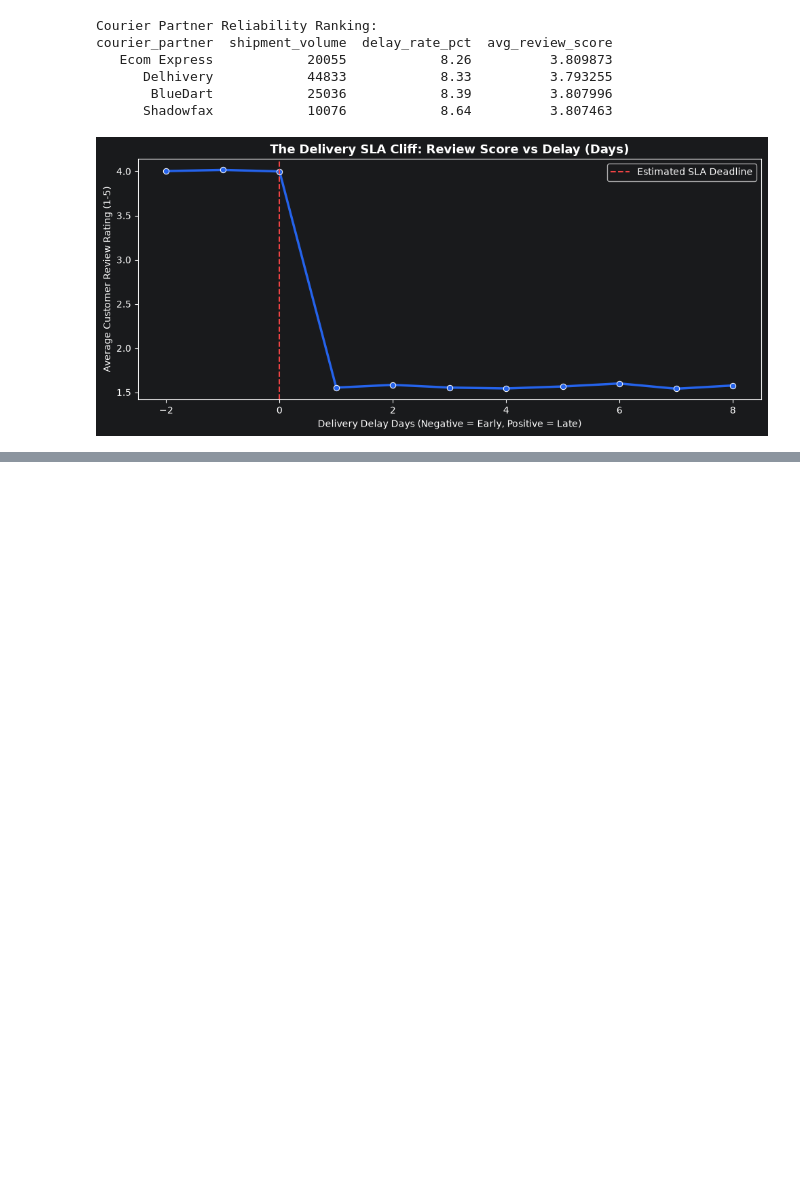
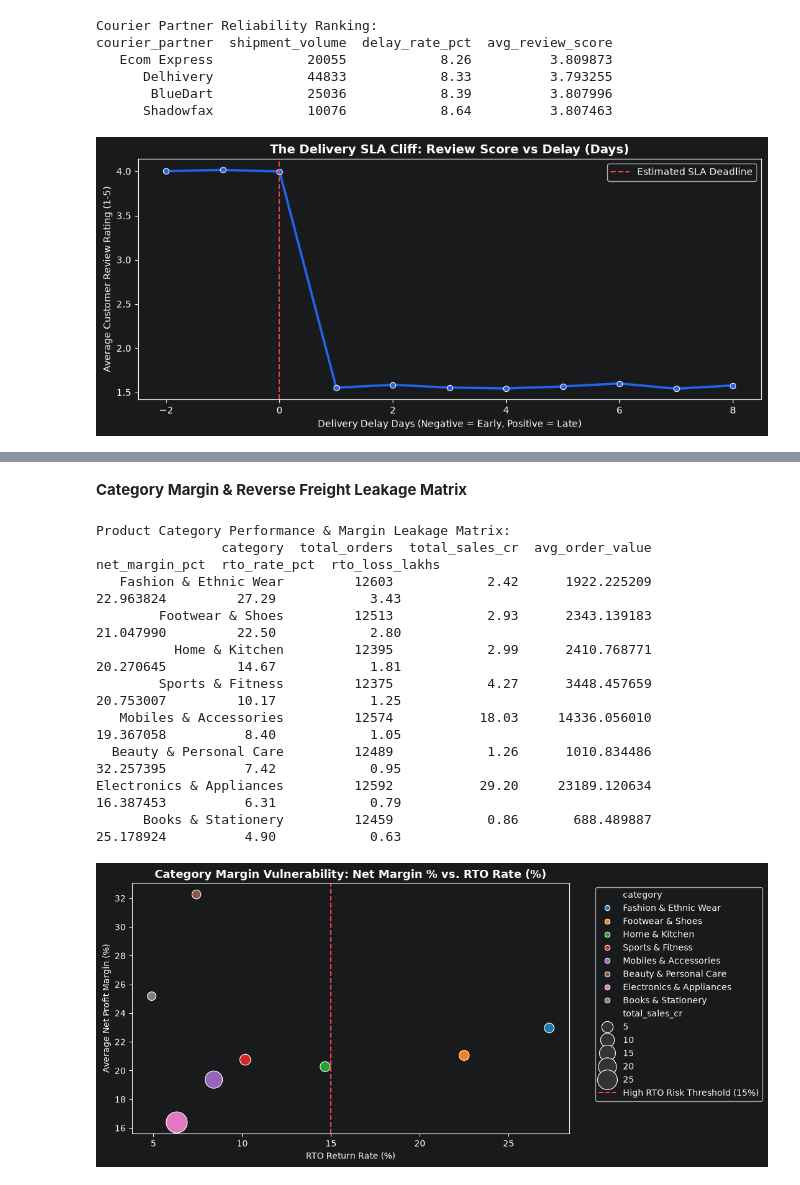
Before and after one commit to pratham-mistari/smart-profit-optimizer, a Jupyter notebook: analysis.ipynb, the cells around one changed output, grey strips where cells are left out. Cells and saved outputs as stored; diff of their text form; code cells hidden in the pictures; blank space fills up the shorter version.

Commit message:
feat(analytics): complete 11-step EDA, seller audit, profit simulator and export processed dataset

```diff
--- a/analysis.ipynb
+++ b/analysis.ipynb
@@ -162,0 +206,46 @@ courier_partner  shipment_volume  delay_rate_pct  avg_review_score
+# %% [markdown]
+**Category Margin & Reverse Freight Leakage Matrix**
+# %%
+# Category-level breakdown of revenue, margins, and reverse logistics losses
+category_diag = df.groupby('category').agg(
+    total_orders=('order_id', 'count'),
+    total_sales_cr=('order_value_inr', lambda x: (x.sum() / 10000000).round(2)),
+    avg_order_value=('order_value_inr', 'mean'),
+    net_margin_pct=('profit_margin_pct', 'mean'),
+    rto_rate_pct=('is_loss_making', lambda x: (x.mean() * 100).round(2)),
+    rto_loss_lakhs=('net_profit_inr', lambda x: (abs(x[x < 0].sum()) / 100000).round(2))
+).reset_index().sort_values(by='rto_rate_pct', ascending=False)
+
+print("Product Category Performance & Margin Leakage Matrix:")
+print(category_diag.to_string(index=False))
+
+# Visualize category vulnerability: Net Margin vs RTO Rate
+plt.figure(figsize=(11, 5))
+sns.scatterplot(
+    data=category_diag,
+    x='rto_rate_pct',
+    y='net_margin_pct',
+    size='total_sales_cr',
+    hue='category',
+    sizes=(100, 600),
+    palette='tab10'
+)
+plt.axvline(15, color='#EF4444', linestyle='--', label='High RTO Risk Threshold (15%)')
+plt.title("Category Margin Vulnerability: Net Margin % vs. RTO Rate (%)", fontsize=13, fontweight='bold')
+plt.xlabel("RTO Return Rate (%)")
+plt.ylabel("Average Net Profit Margin (%)")
+plt.legend(bbox_to_anchor=(1.05, 1), loc='upper left')
+plt.tight_layout()
+plt.show()
+# %% [output]
+Product Category Performance & Margin Leakage Matrix:
+                category  total_orders  total_sales_cr  avg_order_value  net_margin_pct  rto_rate_pct  rto_loss_lakhs
+   Fashion & Ethnic Wear         12603            2.42      1922.225209       22.963824         27.29            3.43
+        Footwear & Shoes         12513            2.93      2343.139183       21.047990         22.50            2.80
+          Home & Kitchen         12395            2.99      2410.768771       20.270645         14.67            1.81
+        Sports & Fitness         12375            4.27      3448.457659       20.753007         10.17            1.25
+   Mobiles & Accessories         12574           18.03     14336.056010       19.367058          8.40            1.05
+  Beauty & Personal Care         12489            1.26      1010.834486       32.257395          7.42            0.95
+Electronics & Appliances         12592           29.20     23189.120634       16.387453          6.31            0.79
+      Books & Stationery         12459            0.86       688.489887       25.178924          4.90            0.63
+[figure, added]
```
Also changed, not shown: parts of 10 cells of this notebook, 2 other files.
